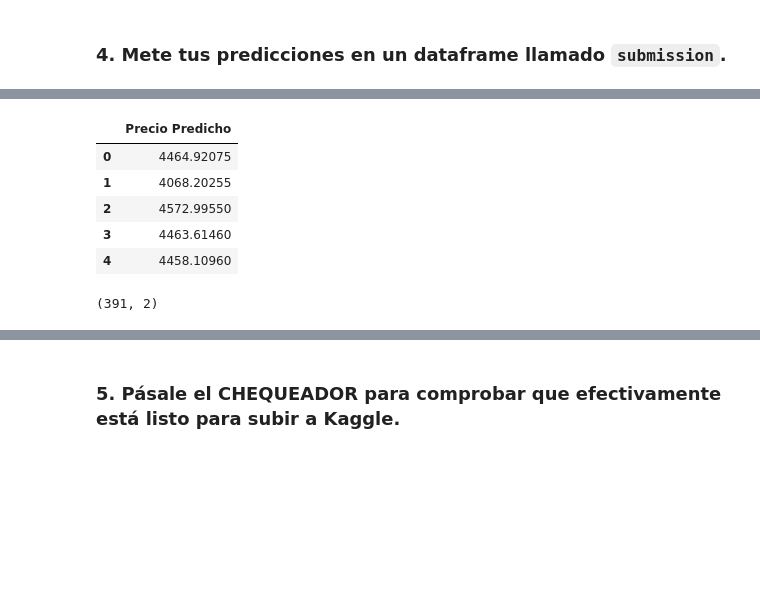
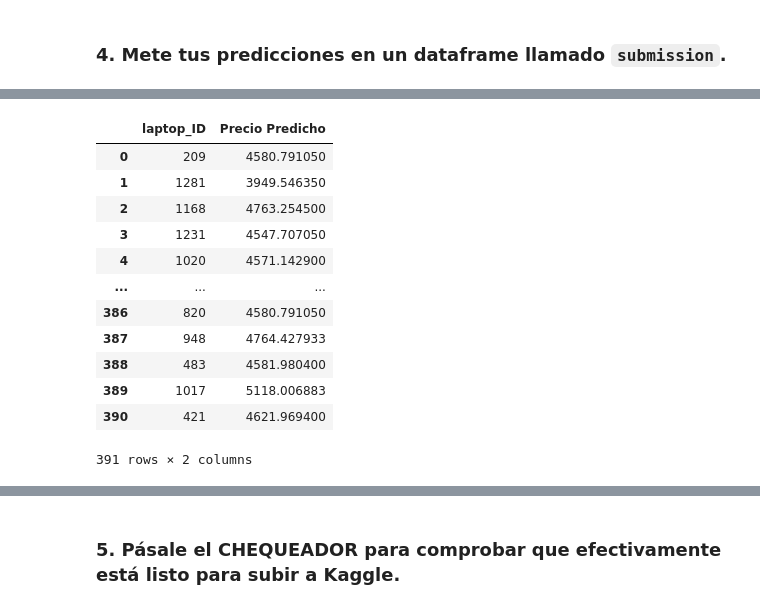
Before and after one commit to JesusGs91/ONLINE_DS_THEBRIDGE_JesusGonzalezSuarez, a Jupyter notebook: Sprint14/Kaggle/Kaggle_submission.ipynb, the cells around one changed output, grey strips where cells are left out. Saved outputs shown, nothing was run; the diff lists cells and outputs as text; code cells hidden in the pictures; blank space fills up the shorter version.

```diff
--- a/Sprint14/Kaggle/Kaggle_submission.ipynb
+++ b/Sprint14/Kaggle/Kaggle_submission.ipynb
@@ -886,4 +868,4 @@ y_pred = best_rf.predict(X_pred[features])
 # %%
-predictions_submit = best_rf.predict(X_pred[features])
+predictions_submit = bes.predict(X_pred[features])
 predictions_submit
 # %% [output]
@@ -967,15 +967,20 @@ X_pred
 # %%
-submission = pd.DataFrame({'Precio Predicho': predictions_submit})
+submission = pd.DataFrame({'Precio Predicho': X_pred[target]})
+# %%
+submission.reset_index(inplace=True)
 # %%
-submission.head()
+submission
 # %% [output]
-|  | Precio Predicho |
-| 0 | 4464.92075 |
-| 1 | 4068.20255 |
-| 2 | 4572.99550 |
-| 3 | 4463.61460 |
-| 4 | 4458.10960 |
+|  | laptop_ID | Precio Predicho |
+| 0 | 209 | 4580.791050 |
+| 1 | 1281 | 3949.546350 |
+| 2 | 1168 | 4763.254500 |
+| 3 | 1231 | 4547.707050 |
+| 4 | 1020 | 4571.142900 |
+| ... | ... | ... |
+| 386 | 820 | 4580.791050 |
+| 387 | 948 | 4764.427933 |
+| 388 | 483 | 4581.980400 |
+| 389 | 1017 | 5118.006883 |
+| 390 | 421 | 4621.969400 |
+391 rows × 2 columns
-# %%
-submission.shape
-# %% [output]
-(391, 2)
```
Also changed, not shown: parts of 23 cells of this notebook, 21 other files.
